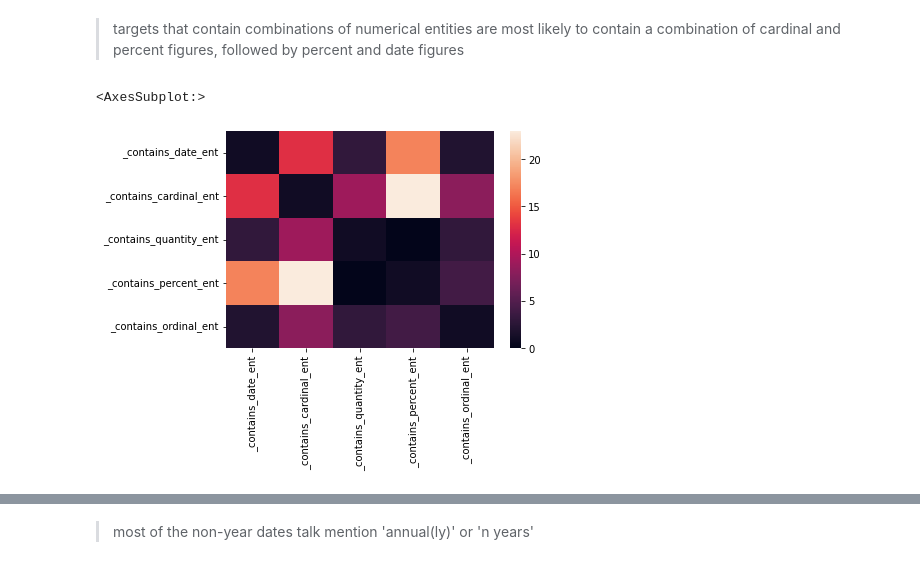
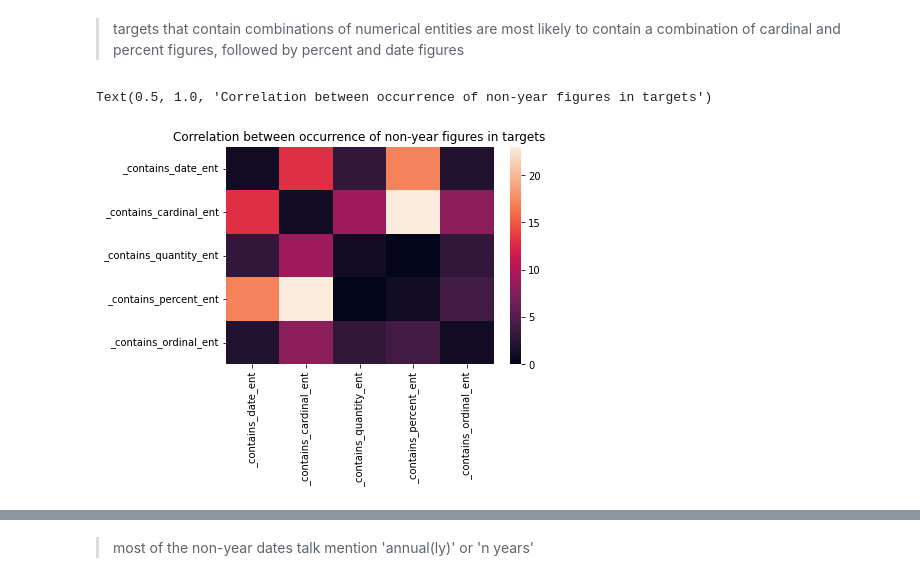
Before and after one commit to climatepolicyradar/target-retrieval, a Jupyter notebook: notebooks/kalyan-EDA.ipynb, the cells around one changed output, grey strips where cells are left out. Drawn from its saved outputs; the diff is of its cells as text; code cells hidden in the pictures.

```diff
--- a/notebooks/kalyan-EDA.ipynb
+++ b/notebooks/kalyan-EDA.ipynb
@@ -184,7 +184,7 @@ Name: Document ID, dtype: int64
 # %% [markdown]
 > targets that contain combinations of numerical entities are most likely to contain a combination of cardinal and percent figures, followed by percent and date figures
 # %%
-sns.heatmap(df[ent_bool_col_names].corr(method=np.dot))
+sns.heatmap(df[ent_bool_col_names].corr(method=np.dot)).set_title("Correlation between occurrence of non-year figures in targets");
 # %% [output]
-<AxesSubplot:>
+Text(0.5, 1.0, 'Correlation between occurrence of non-year figures in targets')
-[figure, old version]
+[figure, new version]
```
Also changed, not shown: parts of 3 cells of this notebook.
